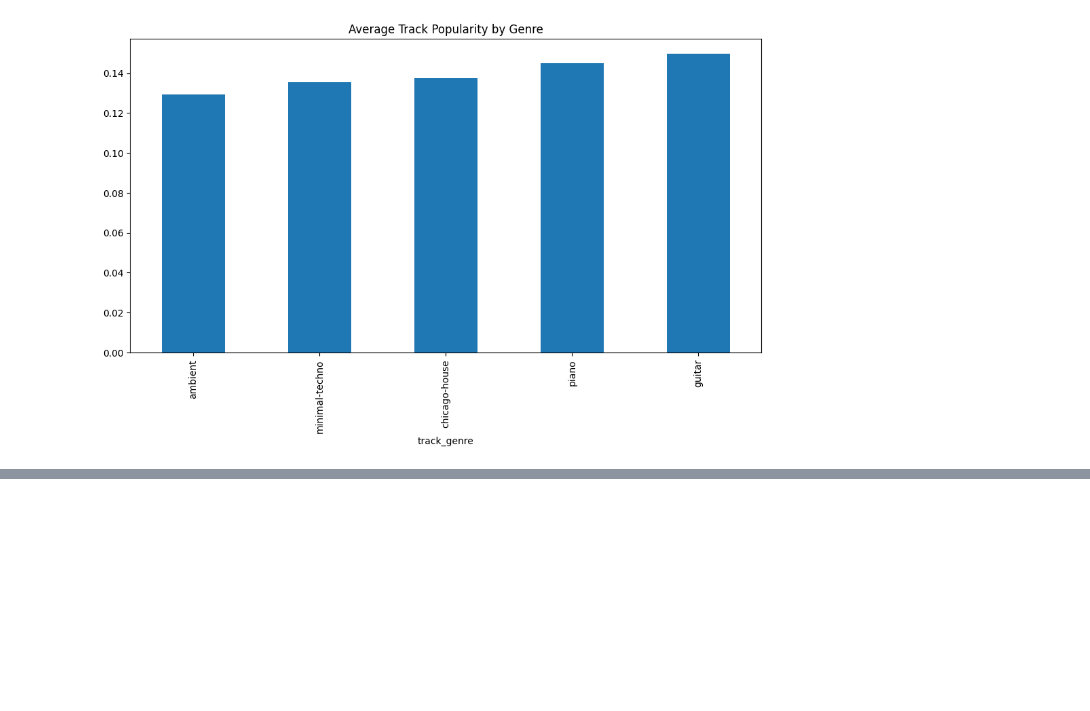
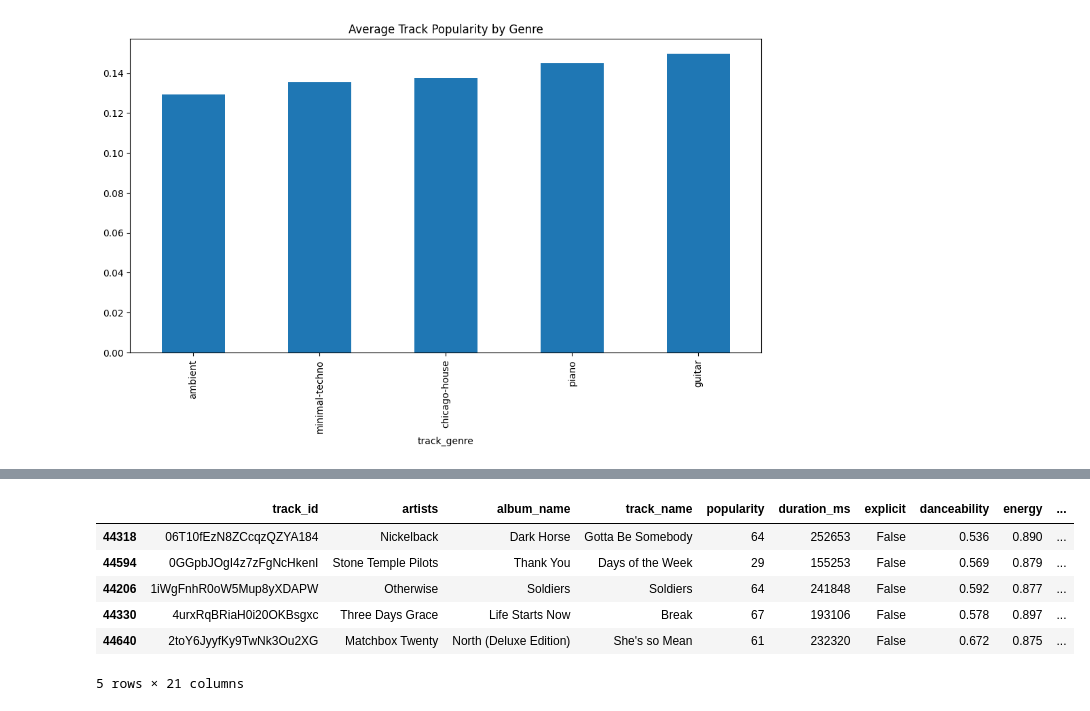
Before and after one commit to rhit-leebt2/MA384-MusicRecommender, a Jupyter notebook: Data Exploration/data-exploration-henry.ipynb, the cells around one changed output, grey strips where cells are left out. Saved outputs shown, nothing was run; the diff lists cells and outputs as text; code cells hidden in the pictures; blank space fills up the shorter version.

Commit message:
Finding top 5 most similar songs to a given song

```diff
--- a/Data Exploration/data-exploration-henry.ipynb
+++ b/Data Exploration/data-exploration-henry.ipynb
@@ -8,6 +8,7 @@ import pandas as pd
 ## Data Loading
 # %%
 songs = pd.read_csv('./../data/dataset.csv')
+songs.drop(columns=['Unnamed: 0'], inplace=True)
 songs.info()
 # %% [output]
 <class 'pandas.core.frame.DataFrame'>
@@ -70,0 +58,7 @@ songs.groupby('track_genre')['liveness'].mean().sort_values(ascending=True).head
+# %%
+song_name = "Smells Like Teen Spirit - Remastered 2021"
+artist_name = "Nirvana"
+
+song_info = songs[(songs['track_name'] == song_name) & (songs['artists'].str.contains(artist_name))].iloc[0]
+print(f"Information for the song '{song_name}' by {artist_name}:")
+print(song_info)
@@ -70,0 +83,26 @@ songs.groupby('track_genre')['liveness'].mean().sort_values(ascending=True).head
+# %%
+def euclidean_similarity(song1, song2) -> float:
+    features = ['danceability', 'energy', 'key', 'loudness', 'mode', 'speechiness',
+                'acousticness', 'instrumentalness', 'liveness', 'valence', 'tempo']
+    diff = 0
+    for feature in features:
+        diff += (song1[feature] - song2[feature])**2
+    return diff**0.5
+# %%
+def get_top_n_similar_songs(target_song, songs_data: pd.DataFrame, n=5):
+    songs_data = songs_data.copy()
+    songs_data_unique = songs_data.drop_duplicates(subset=['track_name'], keep=False).copy()
+
+    songs_data_unique['similarity'] = songs_data_unique.apply(lambda row: euclidean_similarity(target_song, row), axis=1)
+    similar_songs = songs_data_unique.sort_values(by='similarity').head(n + 1)  # +1 to exclude the target song itself
+    return similar_songs[similar_songs['track_id'] != target_song['track_id']]
+# %%
+get_top_n_similar_songs(song_info, songs[songs['track_genre'] == song_info['track_genre']], n=5)
+# %% [output]
+|  | track_id | artists | album_name | track_name | popularity | duration_ms | explicit | danceability | energy | ... |
+| 44318 | 06T10fEzN8ZCcqzQZYA184 | Nickelback | Dark Horse | Gotta Be Somebody | 64 | 252653 | False | 0.536 | 0.890 | ... |
+| 44594 | 0GGpbJOgI4z7zFgNcHkenI | Stone Temple Pilots | Thank You | Days of the Week | 29 | 155253 | False | 0.569 | 0.879 | ... |
+| 44206 | 1iWgFnhR0oW5Mup8yXDAPW | Otherwise | Soldiers | Soldiers | 64 | 241848 | False | 0.592 | 0.877 | ... |
+| 44330 | 4urxRqBRiaH0i20OKBsgxc | Three Days Grace | Life Starts Now | Break | 67 | 193106 | False | 0.578 | 0.897 | ... |
+| 44640 | 2toY6JyyfKy9TwNk3Ou2XG | Matchbox Twenty | North (Deluxe Edition) | She's so Mean | 61 | 232320 | False | 0.672 | 0.875 | ... |
+5 rows × 21 columns
```
Also changed, not shown: parts of 4 cells of this notebook.
